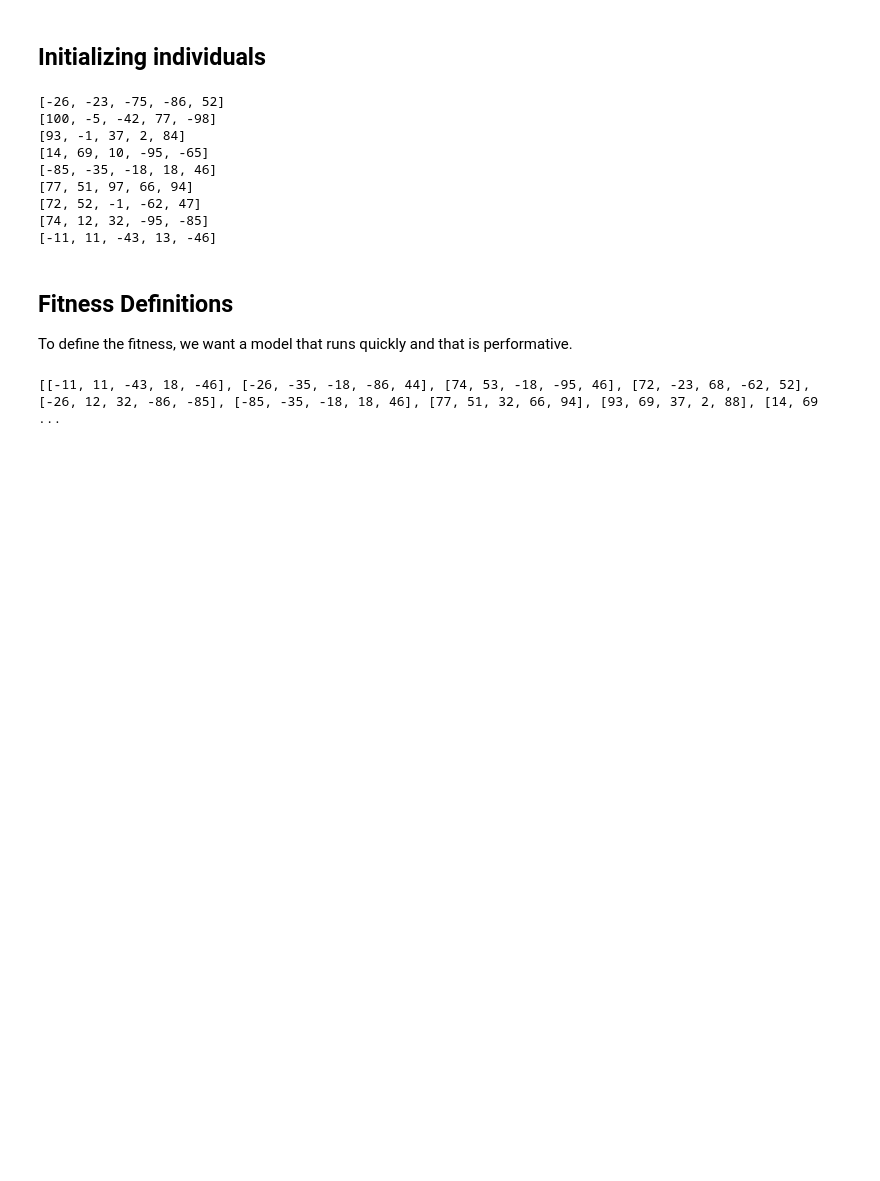
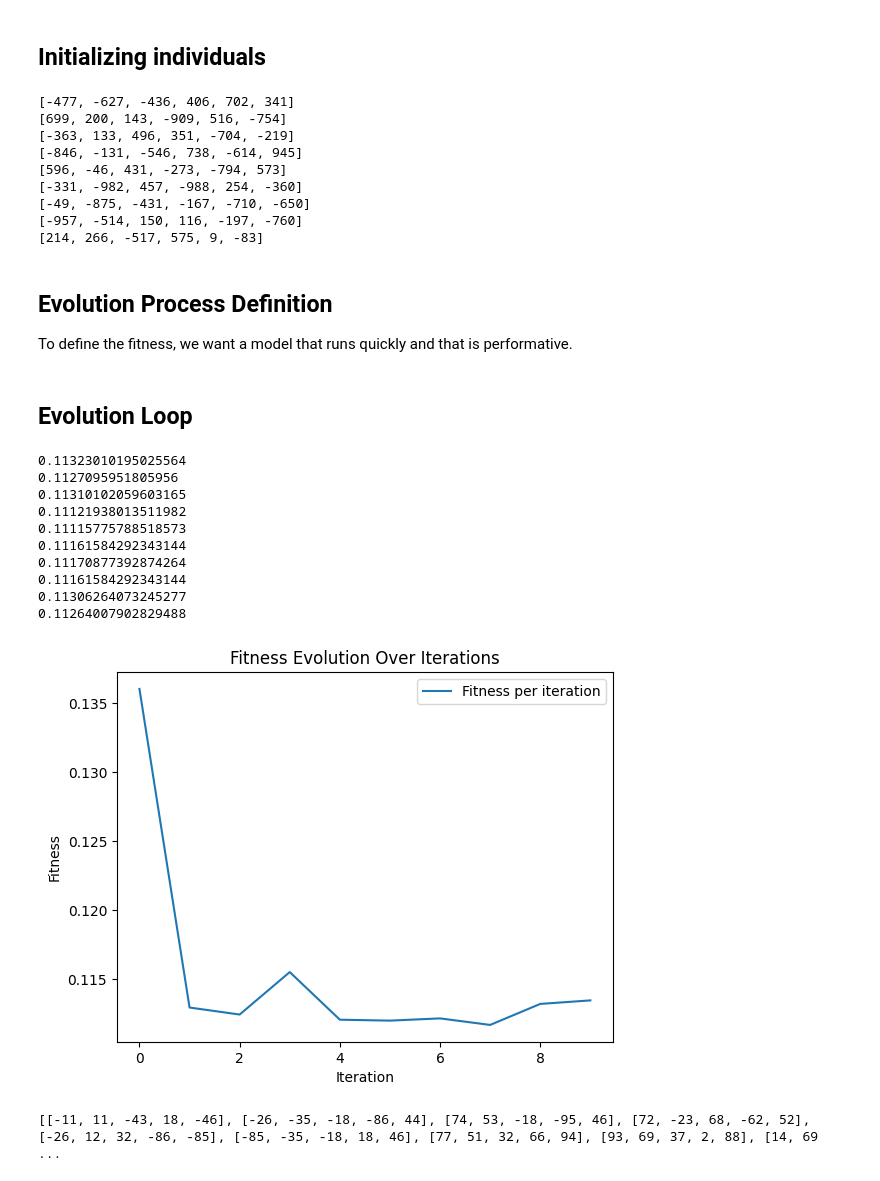
Before and after one commit to BasilJ-S/Evolutionary-SVM, a Jupyter notebook: EvolutionarySVM.ipynb, the cells around one changed output. Cells and saved outputs as stored; diff of their text form; code cells hidden in the pictures; blank space fills up the shorter version.

Commit message:
feat: evolutionary loop

```diff
--- a/EvolutionarySVM.ipynb
+++ b/EvolutionarySVM.ipynb
@@ -62,8 +62,8 @@ Here we will define the evolution process. The genome of each individual is made
 ## Initializing individuals
 # %%
 num_individuals: int = 10 # Number of individuals in our population
-max_degree: int = 4 # Max degree of polynomial kernel
-max_coefficient: int = 100 # Max coefficient (+/-) of polynomial.
+max_degree: int = 5 # Max degree of polynomial kernel
+max_coefficient: int = 1000 # Max coefficient (+/-) of polynomial.
 
 individuals: list[list[int]] = []
 
@@ -74,17 +74,17 @@ for x in range(num_individuals - 1):
         individuals[x][y] = randint(-max_coefficient,max_coefficient)
     print(individuals[x])
 # %% [output]
-[-26, -23, -75, -86, 52]
-[100, -5, -42, 77, -98]
-[93, -1, 37, 2, 84]
-[14, 69, 10, -95, -65]
-[-85, -35, -18, 18, 46]
-[77, 51, 97, 66, 94]
-[72, 52, -1, -62, 47]
-[74, 12, 32, -95, -85]
-[-11, 11, -43, 13, -46]
+[-477, -627, -436, 406, 702, 341]
+[699, 200, 143, -909, 516, -754]
+[-363, 133, 496, 351, -704, -219]
+[-846, -131, -546, 738, -614, 945]
+[596, -46, 431, -273, -794, 573]
+[-331, -982, 457, -988, 254, -360]
+[-49, -875, -431, -167, -710, -650]
+[-957, -514, 150, 116, -197, -760]
+[214, 266, -517, 575, 9, -83]
 # %% [markdown]
-## Fitness Definitions
+## Evolution Process Definition
 To define the fitness, we want a model that runs quickly and that is performative.
 # %%
 from time import process_time
@@ -104,6 +104,7 @@ def calculate_individual_score(individual:list[int]) -> list[float]:
 def calculate_fitness(individuals: list[list[int]]) -> list[float]:
     scores: list[list[float]] = []
     fitness: list[float] = []
+    f1_max = 0
 
     time_total: float = 0
     f1_total: float = 0
@@ -116,8 +117,10 @@ def calculate_fitness(individuals: list[list[int]]) -> list[float]:
     for x in scores:
         time_score = x[0]/time_total
         f1_score = x[1]/f1_total
+        if f1_score > f1_max: f1_max = f1_score
         fitness.append(0.7 * f1_score + 0.3 * time_score) # Make the overall score 70% from performance, 30% from time
 
+    print(f1_max)
     return(fitness)
 
 def offspring(mates:list[list[int]]) -> list[int]:
@@ -133,14 +136,45 @@ def offspring(mates:list[list[int]]) -> list[int]:
     return new_individual
 
 
-def generate_new_population(individuals:list[list[int]]) -> list[list[int]]:
+def generate_new_population(individuals:list[list[int]]) -> dict[list[list[int]], float]:
     fitness = calculate_fitness(individuals)
     new_population: list[list[int]] = []
 
     for x in range(num_individuals - 1):
-        mates: list[list[int]] = choices(individuals, weights=fitness, cum_weights=None, k=2)
+        mates: list[list[int]] = choices(individuals, weights=fitness, k=2)
         new_population.append(offspring(mates))
-    return new_population
+    return {"population": new_population, "fitness": max(fitness)}
+# %% [markdown]
+## Evolution Loop
+# %%
+import matplotlib.pyplot as plt
+
+
+fitnesses: list[float] = []
+for x in range(10):
+    evolution = generate_new_population(individuals)
+    individuals = evolution["population"]
+    fitnesses.append(evolution["fitness"])
+
+# Plot the fitness values
+plt.plot(range(10), fitnesses, label="Fitness per iteration")
+plt.xlabel("Iteration")
+plt.ylabel("Fitness")
+plt.title("Fitness Evolution Over Iterations")
+plt.legend()
+plt.show()
+# %% [output]
+0.11323010195025564
+0.1127095951805956
+0.11310102059603165
+0.11121938013511982
+0.11115775788518573
+0.11161584292343144
+0.11170877392874264
+0.11161584292343144
+0.11306264073245277
+0.11264007902829488
+[figure, added]
 # %%
 print(generate_new_population(individuals))
 # %% [output]
```
